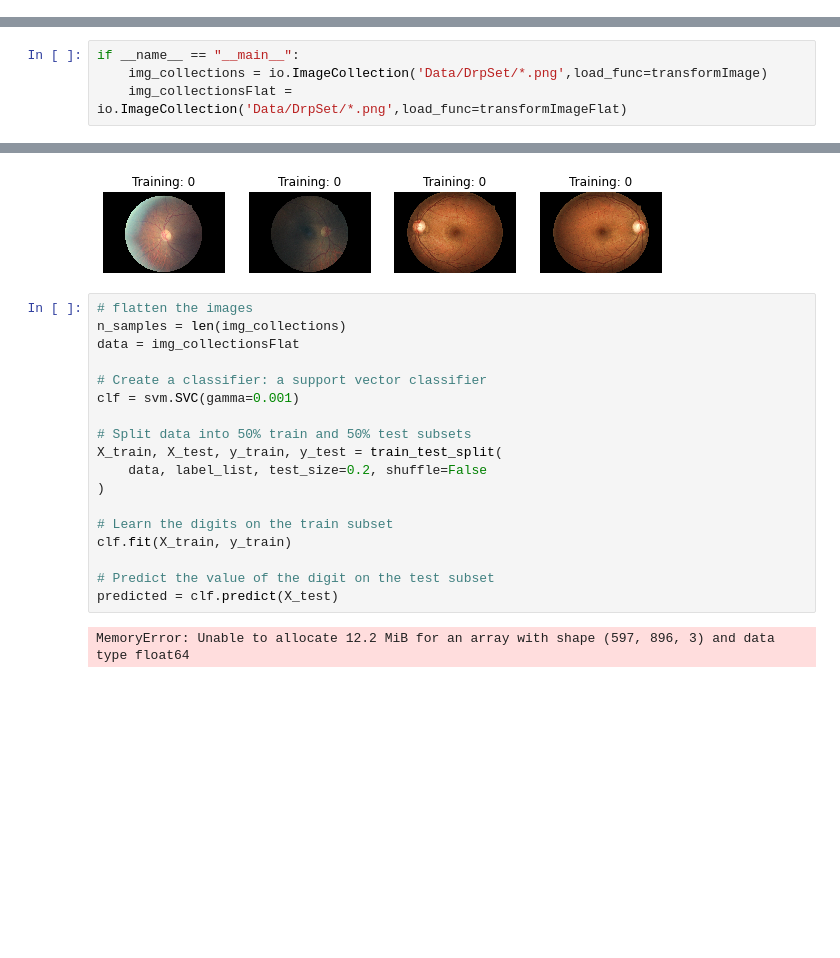
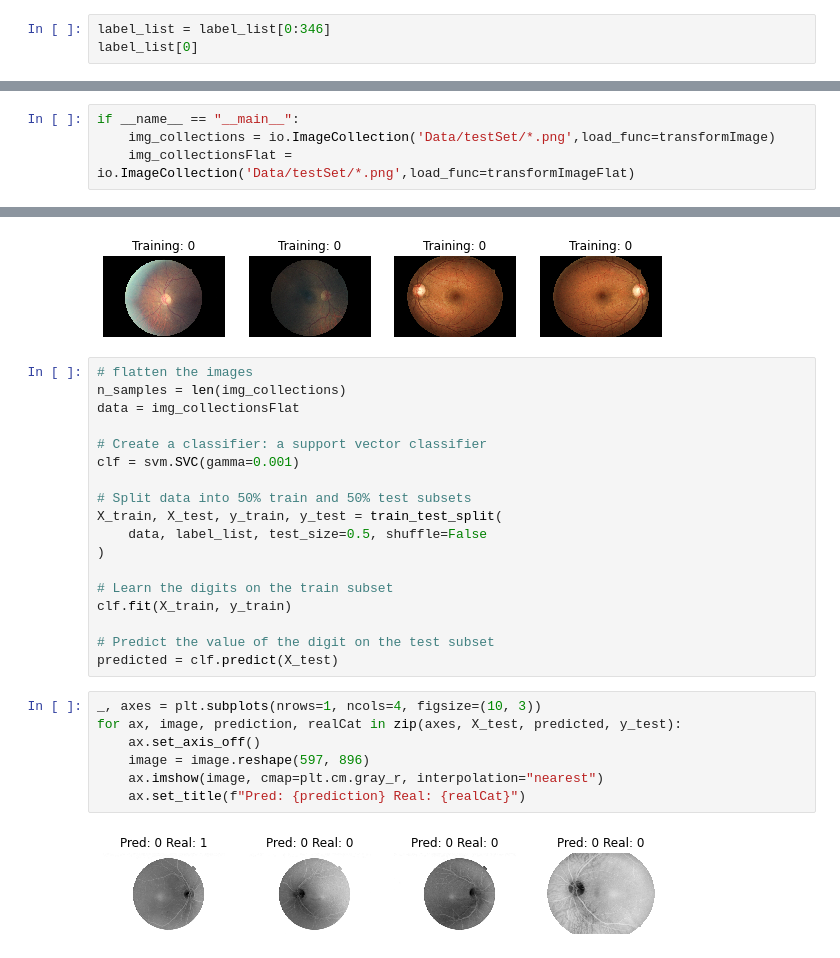
Before and after one commit to RipOrbofWinter/EyeDiseaseDetection, a Jupyter notebook: ResearchNotebook.ipynb, the cells around one changed output, grey strips where cells are left out. Cells and saved outputs as stored; diff of their text form; blank space fills up the shorter version.

```diff
--- a/ResearchNotebook.ipynb
+++ b/ResearchNotebook.ipynb
@@ -231,3 +237,6 @@ label_names = ["No DR", "Mild", "Moderate", "Severe", "Proliferative DR"]
 label_names[label_list[1]]
 # %% [output]
 'No DR'
+# %%
+label_list = label_list[0:346]
+label_list[0]
@@ -250,8 +265,8 @@ def transformImageFlat(f, img_num=None):
         return im_res
 # %%
 if __name__ == "__main__":
-    img_collections = io.ImageCollection('Data/DrpSet/*.png',load_func=transformImage)
-    img_collectionsFlat = io.ImageCollection('Data/DrpSet/*.png',load_func=transformImageFlat)
+    img_collections = io.ImageCollection('Data/testSet/*.png',load_func=transformImage)
+    img_collectionsFlat = io.ImageCollection('Data/testSet/*.png',load_func=transformImageFlat)
 # %%
 i = 0
 print(img_collections[i].shape)
@@ -277,7 +292,7 @@ clf = svm.SVC(gamma=0.001)
 
 # Split data into 50% train and 50% test subsets
 X_train, X_test, y_train, y_test = train_test_split(
-    data, label_list, test_size=0.2, shuffle=False
+    data, label_list, test_size=0.5, shuffle=False
 )
 
 # Learn the digits on the train subset
@@ -285,5 +300,12 @@ clf.fit(X_train, y_train)
 
 # Predict the value of the digit on the test subset
 predicted = clf.predict(X_test)
-# %% [output]
-MemoryError: Unable to allocate 12.2 MiB for an array with shape (597, 896, 3) and data type float64
+# %%
+_, axes = plt.subplots(nrows=1, ncols=4, figsize=(10, 3))
+for ax, image, prediction, realCat in zip(axes, X_test, predicted, y_test):
+    ax.set_axis_off()
+    image = image.reshape(597, 896)
+    ax.imshow(image, cmap=plt.cm.gray_r, interpolation="nearest")
+    ax.set_title(f"Pred: {prediction} Real: {realCat}")
+# %% [output]
+[figure, added]
```
Also changed, not shown: parts of 4 cells of this notebook.
